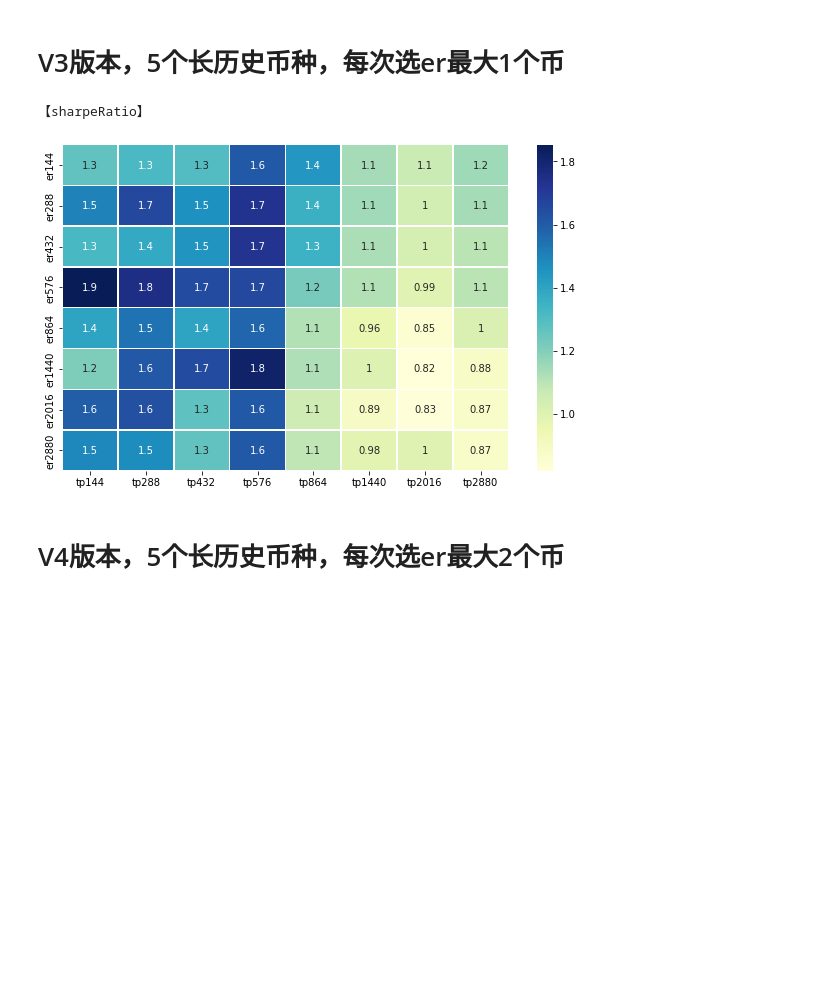
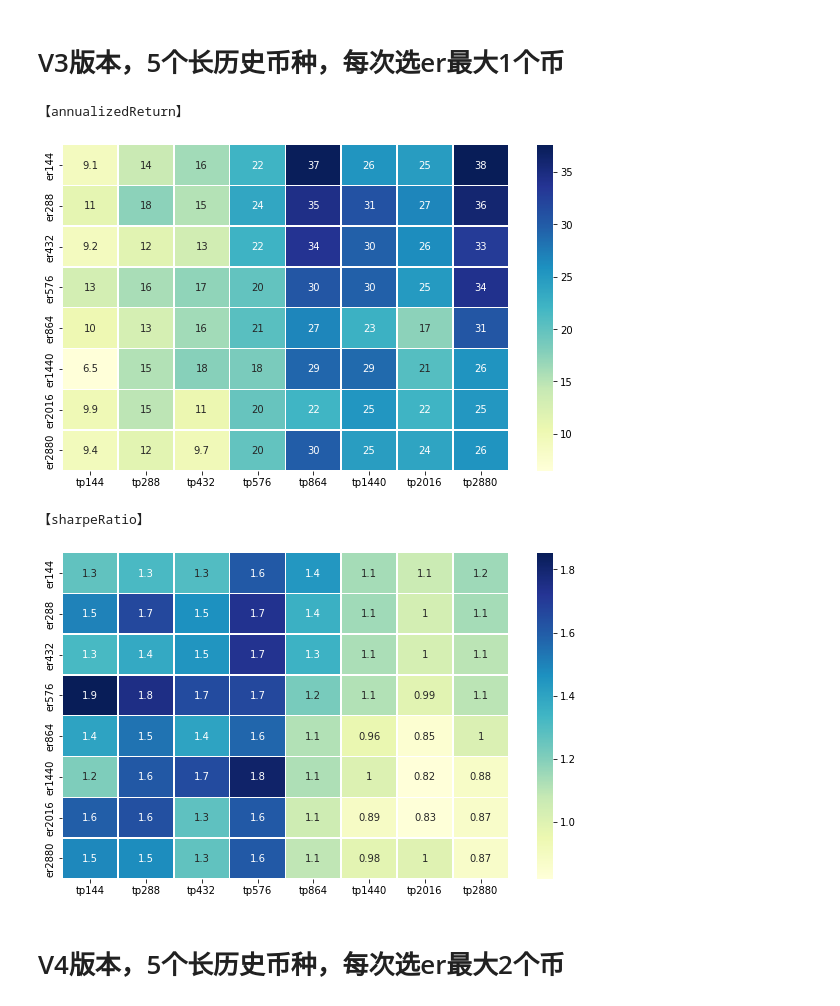
Before and after one commit to PXY11/VecTool, a Jupyter notebook: backtest/EDA/perfEDA.ipynb, the cells around one changed output. Cells and saved outputs as stored; diff of their text form; code cells hidden in the pictures; blank space fills up the shorter version.

```diff
--- a/backtest/EDA/perfEDA.ipynb
+++ b/backtest/EDA/perfEDA.ipynb
@@ -16,12 +16,14 @@ def perf(path,name):
 # V3版本，5个长历史币种，每次选er最大1个币
 # %%
 path = '../testBBELB/perf/perf_v3/'
-# perf(path,'annualizedReturn')
+perf(path,'annualizedReturn')
 perf(path,'sharpeRatio')
 # perf(path,'maxDrawdown')
 # %% [output]
-【sharpeRatio】
+【annualizedReturn】
-[figure, old version]
+[figure, new version]
+【sharpeRatio】
+[figure, added]
 # %% [markdown]
 # V4版本，5个长历史币种，每次选er最大2个币
 # %%
```
Also changed, not shown: 3 other files.
